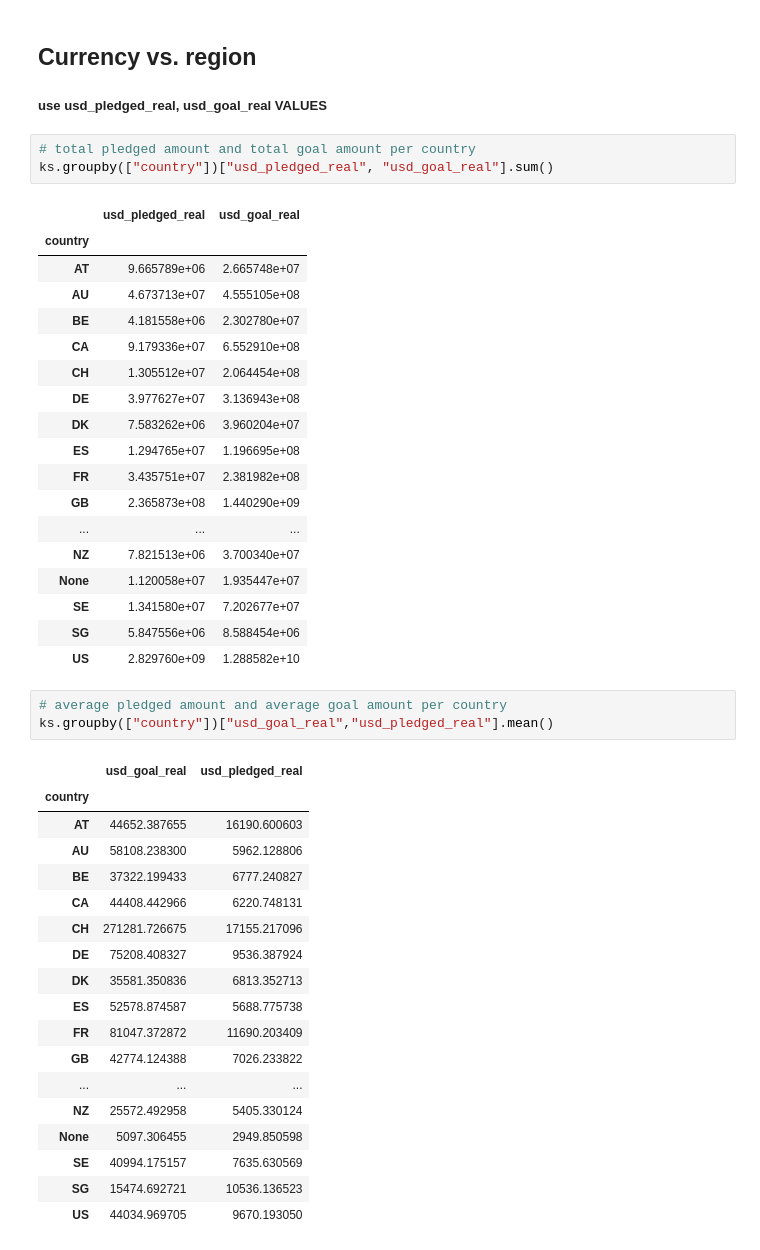
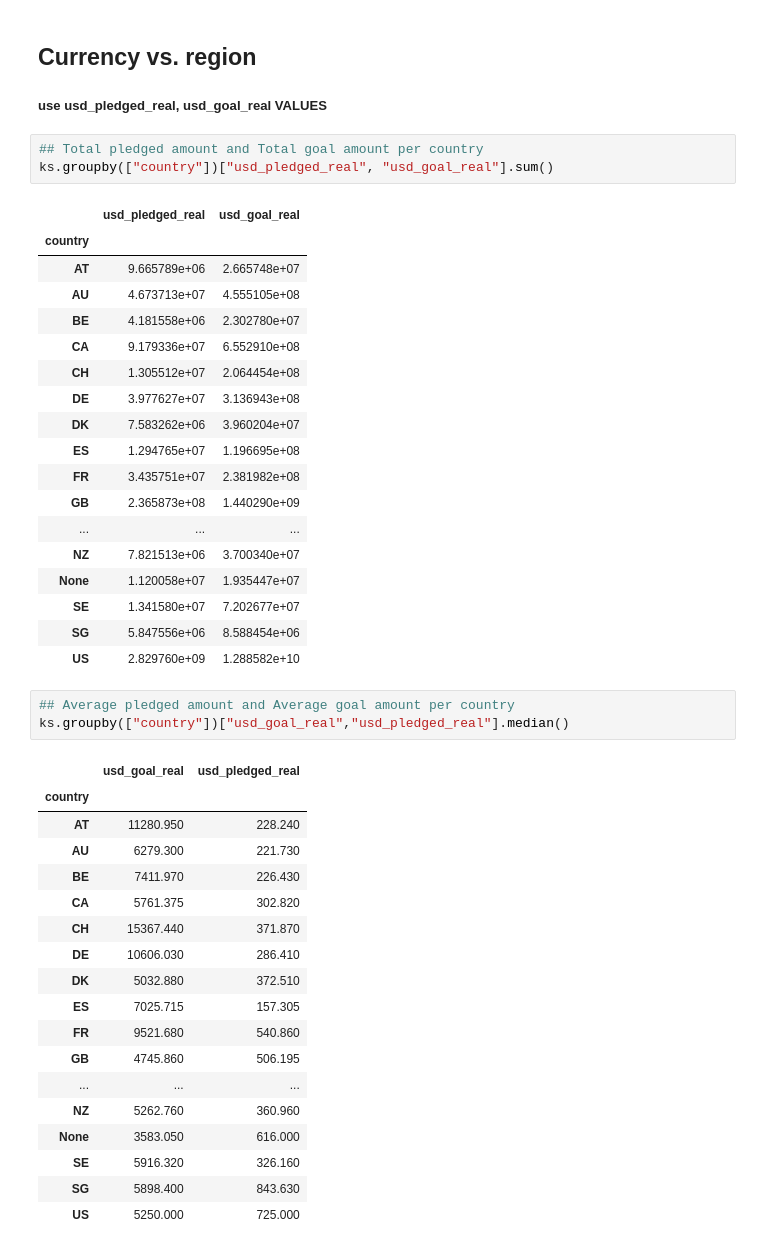
Before and after one commit to hannah-ross/dataforgood, a Jupyter notebook: Stats131_FinalProject_Paulina_updated.ipynb, the cells around one changed output. Saved outputs shown, nothing was run; the diff lists cells and outputs as text.

```diff
--- a/Stats131_FinalProject_Paulina_updated.ipynb
+++ b/Stats131_FinalProject_Paulina_updated.ipynb
@@ -443,7 +379,7 @@ array([[ 1.        , -0.02657165],
 ## Currency vs. region
 ##### use usd_pledged_real, usd_goal_real VALUES
 # %%
-# total pledged amount and total goal amount per country
+## Total pledged amount and Total goal amount per country
 ks.groupby(["country"])["usd_pledged_real", "usd_goal_real"].sum()
 # %% [output]
 |  | usd_pledged_real | usd_goal_real |
@@ -465,25 +401,25 @@ ks.groupby(["country"])["usd_pledged_real", "usd_goal_real"].sum()
 | SG | 5.847556e+06 | 8.588454e+06 |
 | US | 2.829760e+09 | 1.288582e+10 |
 # %%
-# average pledged amount and average goal amount per country
-ks.groupby(["country"])["usd_goal_real","usd_pledged_real"].mean()
+## Average pledged amount and Average goal amount per country
+ks.groupby(["country"])["usd_goal_real","usd_pledged_real"].median()
 # %% [output]
 |  | usd_goal_real | usd_pledged_real |
 | country |  |  |
-| AT | 44652.387655 | 16190.600603 |
-| AU | 58108.238300 | 5962.128806 |
-| BE | 37322.199433 | 6777.240827 |
-| CA | 44408.442966 | 6220.748131 |
-| CH | 271281.726675 | 17155.217096 |
-| DE | 75208.408327 | 9536.387924 |
-| DK | 35581.350836 | 6813.352713 |
-| ES | 52578.874587 | 5688.775738 |
-| FR | 81047.372872 | 11690.203409 |
-| GB | 42774.124388 | 7026.233822 |
+| AT | 11280.950 | 228.240 |
+| AU | 6279.300 | 221.730 |
+| BE | 7411.970 | 226.430 |
+| CA | 5761.375 | 302.820 |
+| CH | 15367.440 | 371.870 |
+| DE | 10606.030 | 286.410 |
+| DK | 5032.880 | 372.510 |
+| ES | 7025.715 | 157.305 |
+| FR | 9521.680 | 540.860 |
+| GB | 4745.860 | 506.195 |
 | ... | ... | ... |
-| NZ | 25572.492958 | 5405.330124 |
-| None | 5097.306455 | 2949.850598 |
-| SE | 40994.175157 | 7635.630569 |
-| SG | 15474.692721 | 10536.136523 |
-| US | 44034.969705 | 9670.193050 |
+| NZ | 5262.760 | 360.960 |
+| None | 3583.050 | 616.000 |
+| SE | 5916.320 | 326.160 |
+| SG | 5898.400 | 843.630 |
+| US | 5250.000 | 725.000 |
 # %%
```
Also changed, not shown: parts of 47 cells of this notebook.
